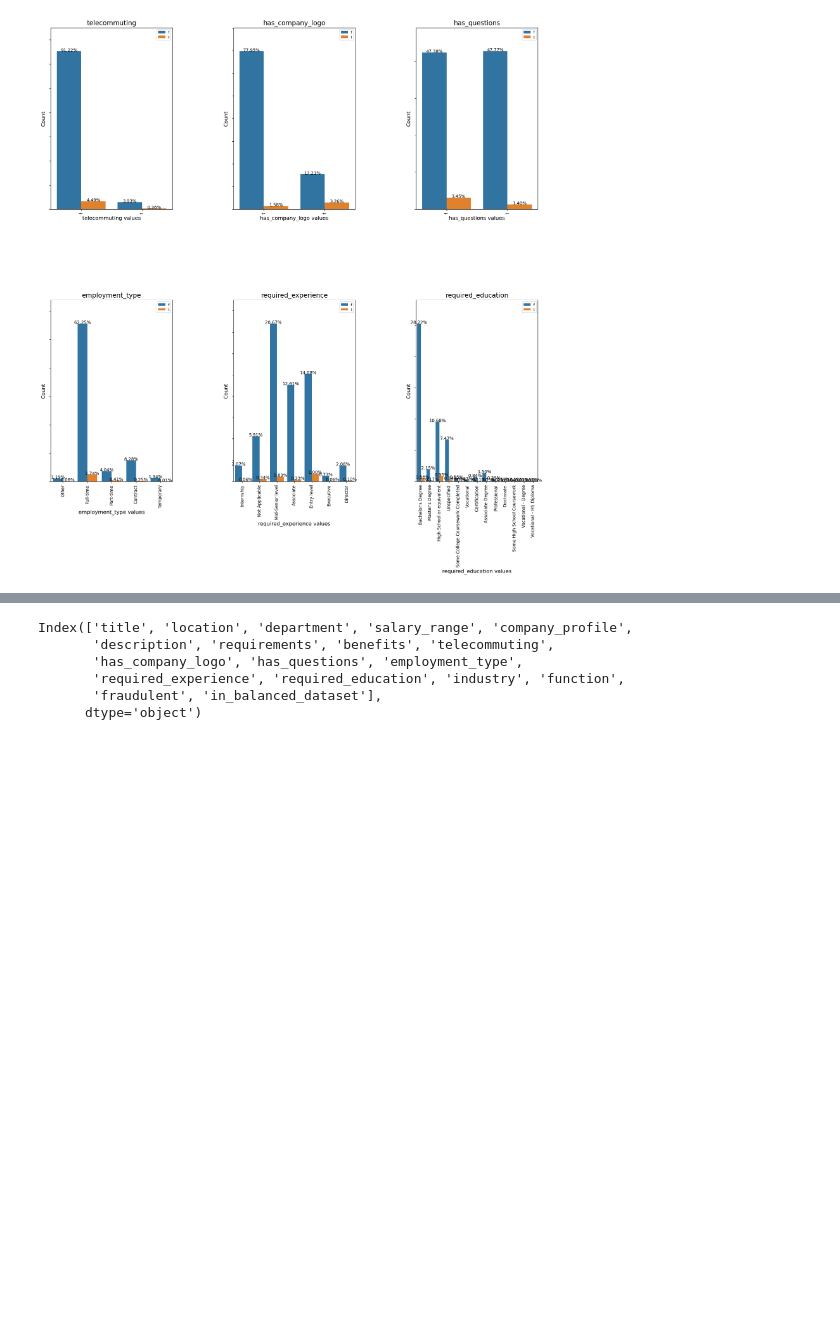
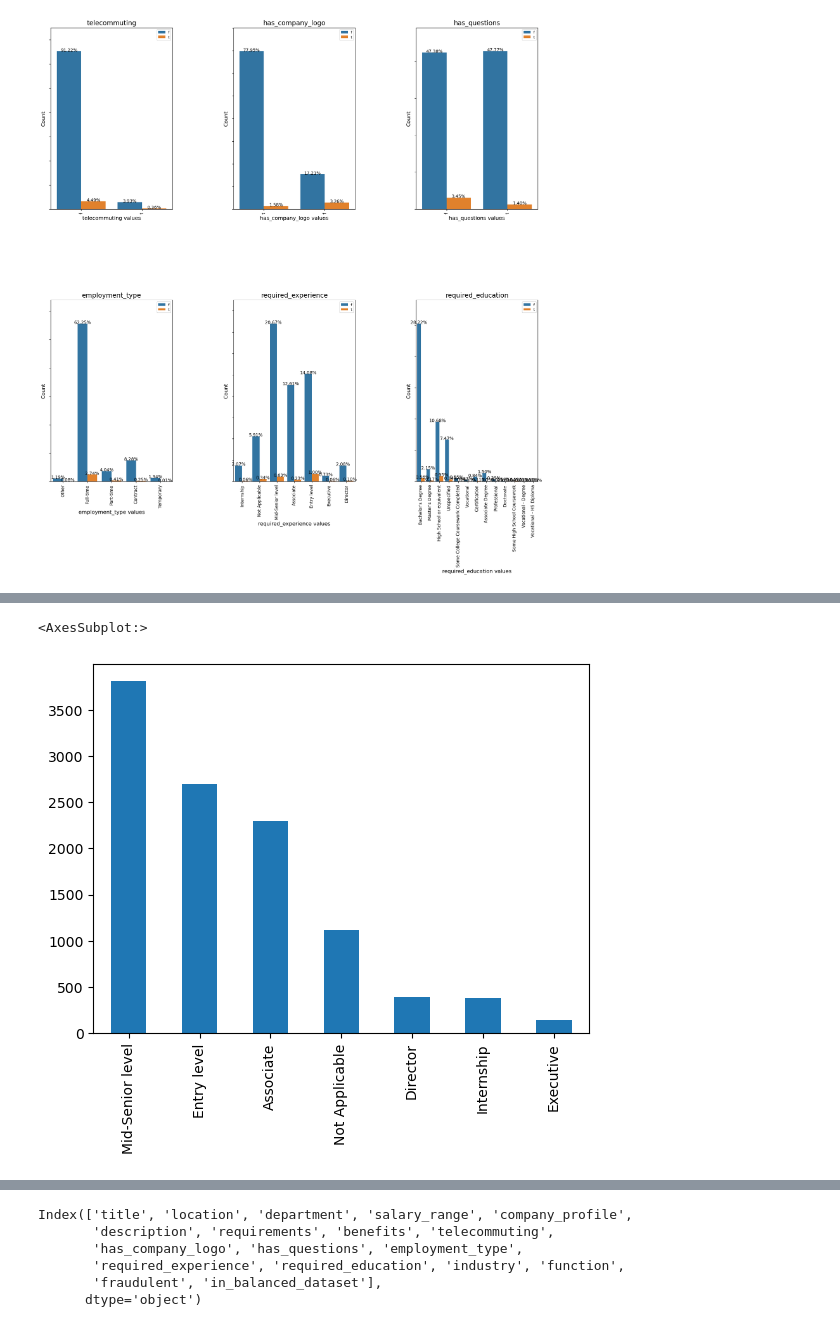
Before and after one commit to yaoyid/bt4012G5, a Jupyter notebook: EDA.ipynb, the cells around one changed output, grey strips where cells are left out. Saved outputs shown, nothing was run; the diff lists cells and outputs as text; code cells hidden in the pictures; blank space fills up the shorter version.

```diff
--- a/EDA.ipynb
+++ b/EDA.ipynb
@@ -125 +135,6 @@ plt.show()
+# %%
+dataset['required_experience'].value_counts().plot(kind = 'bar')
+# %% [output]
+<AxesSubplot:>
+[figure, added]
 # %% [markdown]
```
Also changed, not shown: parts of 3 cells of this notebook.
